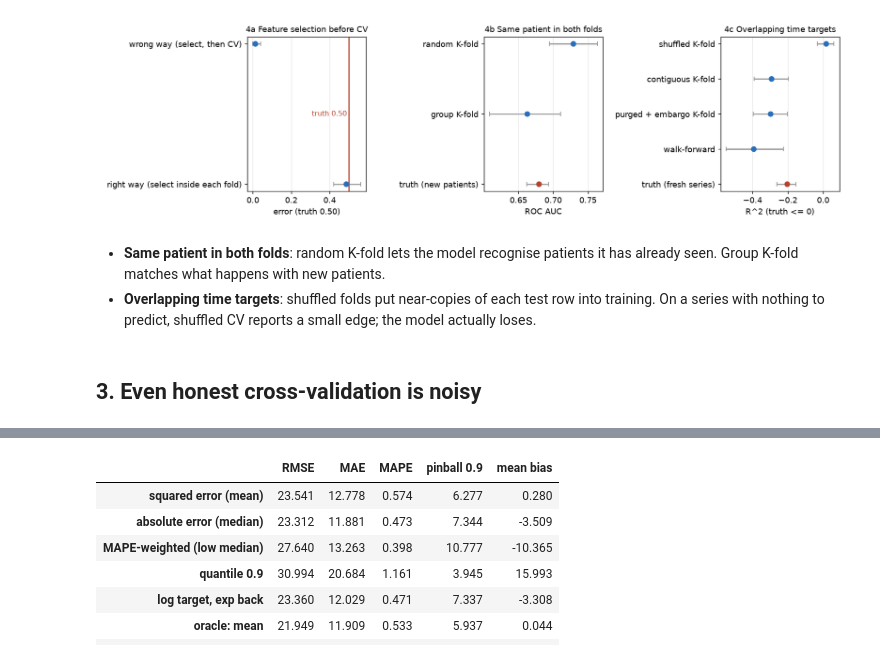
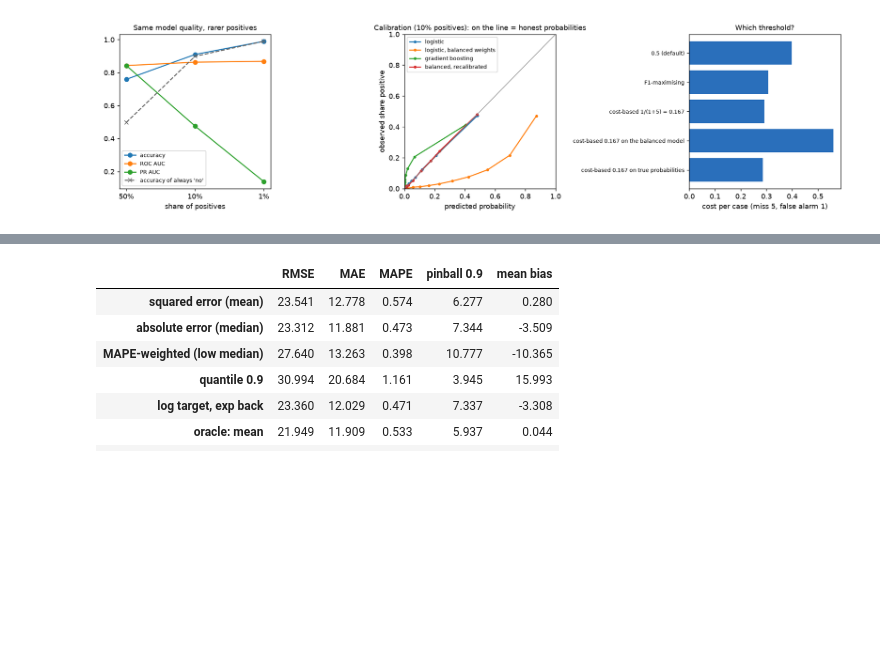
Before and after one commit to godot107/eval-lab, a Jupyter notebook: notebooks/walkthrough.ipynb, the cells around one changed output, grey strips where cells are left out. Drawn from its saved outputs; the diff is of its cells as text; code cells hidden in the pictures; blank space fills up the shorter version.

```diff
--- a/notebooks/walkthrough.ipynb
+++ b/notebooks/walkthrough.ipynb
@@ -50,11 +90,4 @@ pd.concat({k: pd.DataFrame(v["results"]).T[["mean", "p10", "p90"]] for k, v in l
 # %%
-display(Image(str(config.FIGURES / "l4_leakage.png")))
+display(Image(str(config.FIGURES / "l1_classification.png")))
 # %% [output]
-[figure, old version]
+[figure, new version]
-# %% [markdown]
-- **Same patient in both folds**: random K-fold lets the model recognise patients it has already seen.
-  Group K-fold matches what happens with new patients.
-- **Overlapping time targets**: shuffled folds put near-copies of each test row into training. On a series with
-  nothing to predict, shuffled CV reports a small edge; the model actually loses.
-# %% [markdown]
-## 3. Even honest cross-validation is noisy
```
Also changed, not shown: parts of 59 cells of this notebook, 31 other files.
